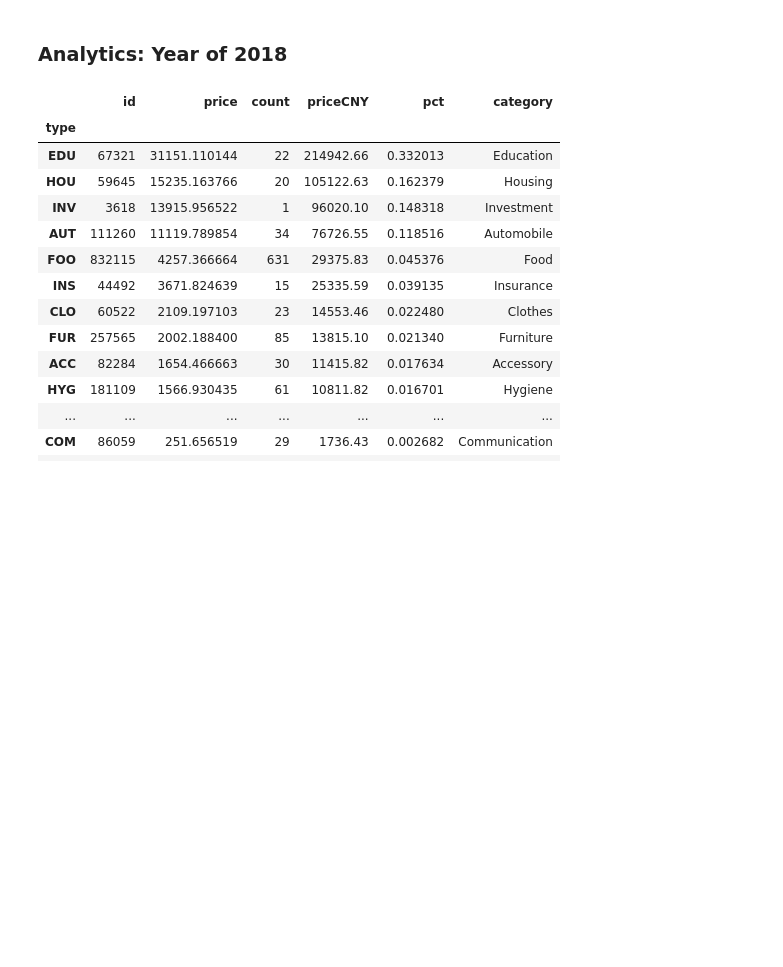
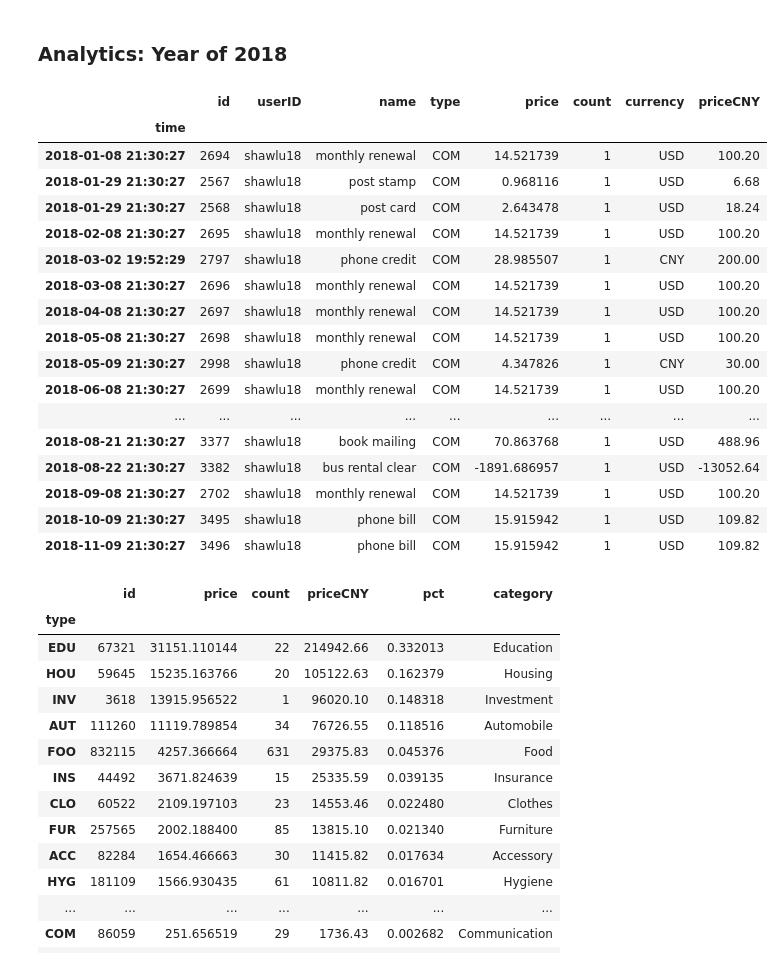
Before and after one commit to shawlu95/Grocery-Matter, a Jupyter notebook: analytics/analytics.ipynb, the cells around one changed output. Cells and saved outputs as stored; diff of their text form; code cells hidden in the pictures; blank space fills up the shorter version.

```diff
--- a/analytics/analytics.ipynb
+++ b/analytics/analytics.ipynb
@@ -13,7 +13,7 @@ from analytics import SQLClient
 ### Connect to MySQL database
 # %%
 username = "privateuser"
-password = "x3h0q2i3b1"
+password = "1234567"
 port = 7777
 
 client = SQLClient(username, password, port)
@@ -94,6 +94,27 @@ plt.savefig("month.png")
 start_dt = '2018-01-01'
 end_dt = '2018-12-01'
 df = client.query(sql_tmp.replace('$start_dt$', start_dt).replace("$end_dt$", end_dt))
+# %%
+df[df.type == 'COM']
+# %% [output]
+|  | id | userID | name | type | price | count | currency | priceCNY |
+| time |  |  |  |  |  |  |  |  |
+| 2018-01-08 21:30:27 | 2694 | shawlu18 | monthly renewal | COM | 14.521739 | 1 | USD | 100.20 |
+| 2018-01-29 21:30:27 | 2567 | shawlu18 | post stamp | COM | 0.968116 | 1 | USD | 6.68 |
+| 2018-01-29 21:30:27 | 2568 | shawlu18 | post card | COM | 2.643478 | 1 | USD | 18.24 |
+| 2018-02-08 21:30:27 | 2695 | shawlu18 | monthly renewal | COM | 14.521739 | 1 | USD | 100.20 |
+| 2018-03-02 19:52:29 | 2797 | shawlu18 | phone credit | COM | 28.985507 | 1 | CNY | 200.00 |
+| 2018-03-08 21:30:27 | 2696 | shawlu18 | monthly renewal | COM | 14.521739 | 1 | USD | 100.20 |
+| 2018-04-08 21:30:27 | 2697 | shawlu18 | monthly renewal | COM | 14.521739 | 1 | USD | 100.20 |
+| 2018-05-08 21:30:27 | 2698 | shawlu18 | monthly renewal | COM | 14.521739 | 1 | USD | 100.20 |
+| 2018-05-09 21:30:27 | 2998 | shawlu18 | phone credit | COM | 4.347826 | 1 | CNY | 30.00 |
+| 2018-06-08 21:30:27 | 2699 | shawlu18 | monthly renewal | COM | 14.521739 | 1 | USD | 100.20 |
+| ... | ... | ... | ... | ... | ... | ... | ... | ... |
+| 2018-08-21 21:30:27 | 3377 | shawlu18 | book mailing | COM | 70.863768 | 1 | USD | 488.96 |
+| 2018-08-22 21:30:27 | 3382 | shawlu18 | bus rental clear | COM | -1891.686957 | 1 | USD | -13052.64 |
+| 2018-09-08 21:30:27 | 2702 | shawlu18 | monthly renewal | COM | 14.521739 | 1 | USD | 100.20 |
+| 2018-10-09 21:30:27 | 3495 | shawlu18 | phone bill | COM | 15.915942 | 1 | USD | 109.82 |
+| 2018-11-09 21:30:27 | 3496 | shawlu18 | phone bill | COM | 15.915942 | 1 | USD | 109.82 |
 # %%
 df = df.groupby(['type']).sum()
 total = np.sum(df.price)
```
